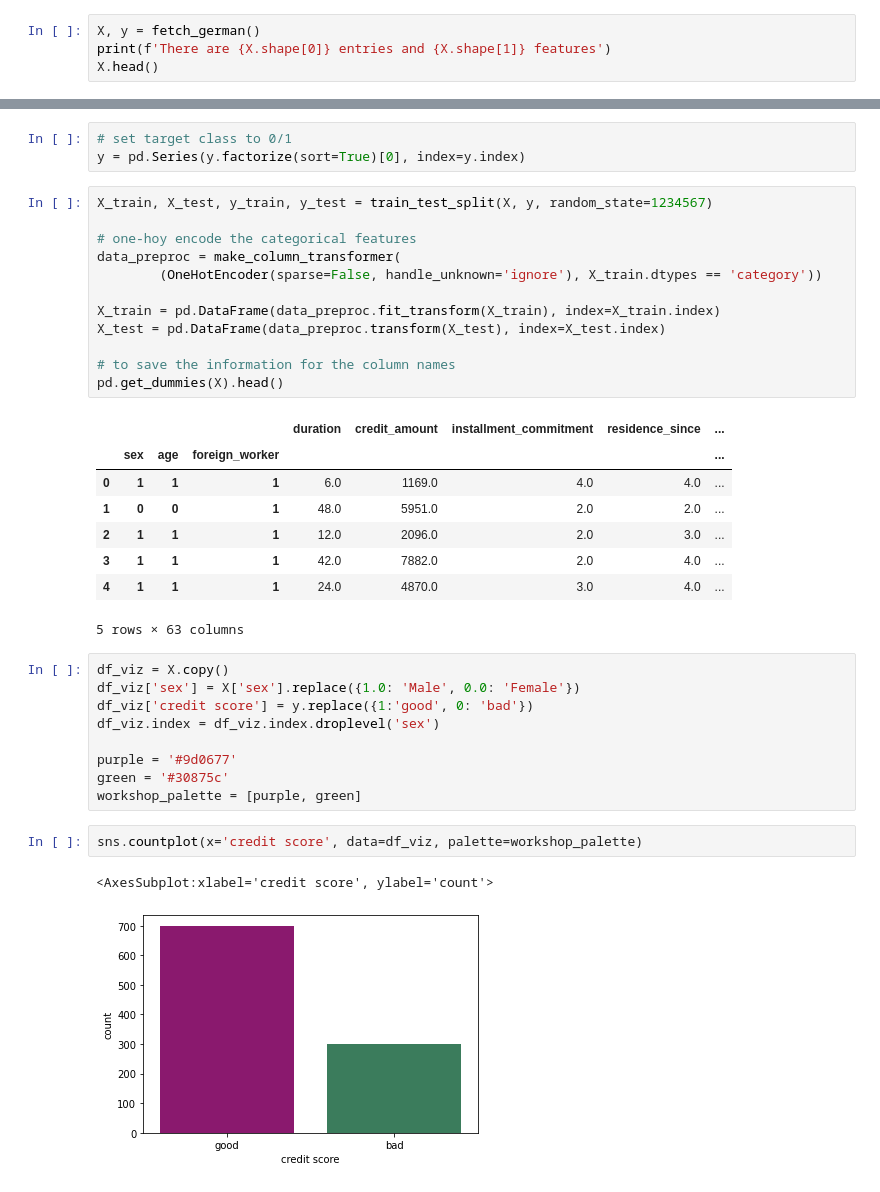
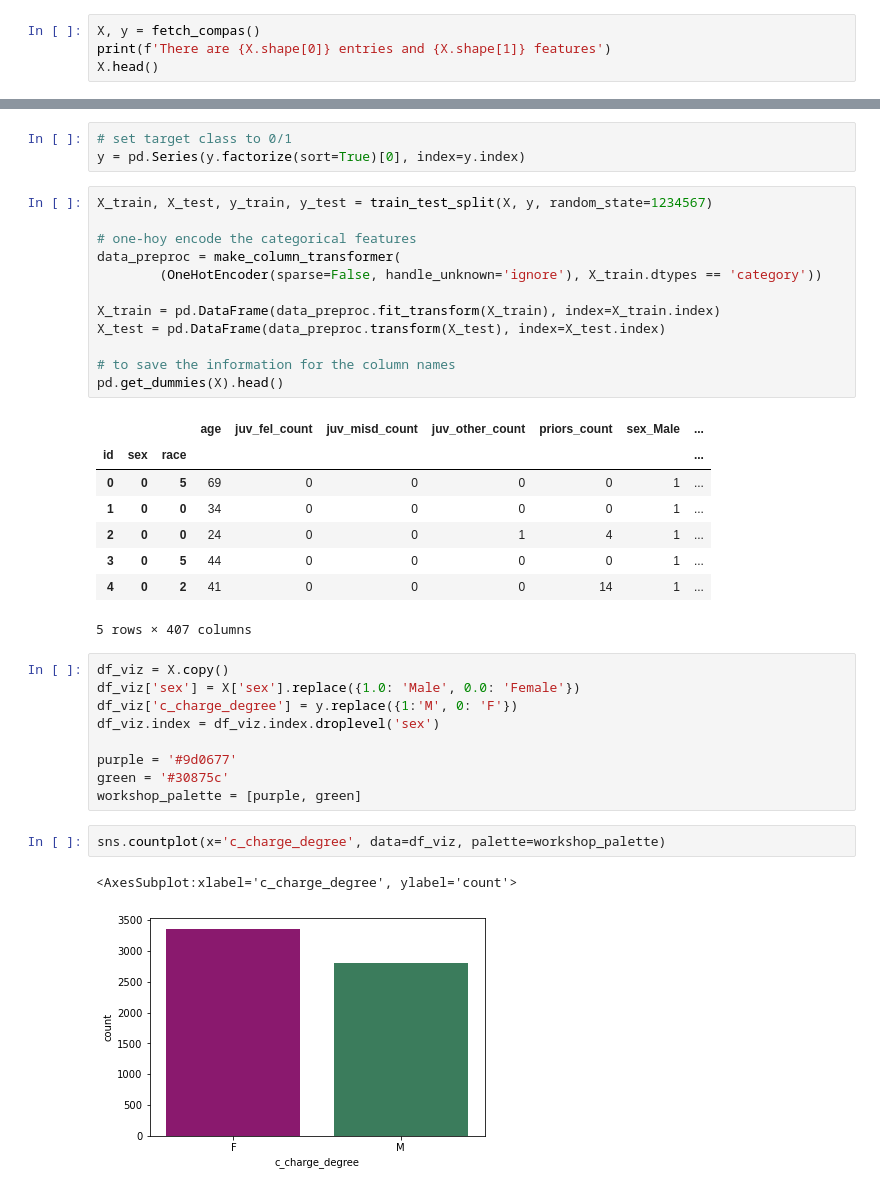
Before and after one commit to enesmith/womenatthetable, a Jupyter notebook: Kim_Sprint1.ipynb, the cells around one changed output, grey strips where cells are left out. Saved outputs shown, nothing was run; the diff lists cells and outputs as text.

```diff
--- a/Kim_Sprint1.ipynb
+++ b/Kim_Sprint1.ipynb
@@ -160,5 +164,5 @@ def plot_fair_metrics(fair_metrics_mitigated, model):
 # %%
-X, y = fetch_german()
+X, y = fetch_compas()
 print(f'There are {X.shape[0]} entries and {X.shape[1]} features')
 X.head()
 # %% [output]
@@ -190,25 +193,25 @@ X_test = pd.DataFrame(data_preproc.transform(X_test), index=X_test.index)
 # to save the information for the column names
 pd.get_dummies(X).head()
 # %% [output]
-|  |  |  |  | duration | credit_amount | installment_commitment | residence_since | ... |
-|  | sex | age | foreign_worker |  |  |  |  | ... |
-| 0 | 1 | 1 | 1 | 6.0 | 1169.0 | 4.0 | 4.0 | ... |
-| 1 | 0 | 0 | 1 | 48.0 | 5951.0 | 2.0 | 2.0 | ... |
-| 2 | 1 | 1 | 1 | 12.0 | 2096.0 | 2.0 | 3.0 | ... |
-| 3 | 1 | 1 | 1 | 42.0 | 7882.0 | 2.0 | 4.0 | ... |
-| 4 | 1 | 1 | 1 | 24.0 | 4870.0 | 3.0 | 4.0 | ... |
+|  |  |  | age | juv_fel_count | juv_misd_count | juv_other_count | priors_count | sex_Male | ... |
+| id | sex | race |  |  |  |  |  |  | ... |
+| 0 | 0 | 5 | 69 | 0 | 0 | 0 | 0 | 1 | ... |
+| 1 | 0 | 0 | 34 | 0 | 0 | 0 | 0 | 1 | ... |
+| 2 | 0 | 0 | 24 | 0 | 0 | 1 | 4 | 1 | ... |
+| 3 | 0 | 5 | 44 | 0 | 0 | 0 | 0 | 1 | ... |
+| 4 | 0 | 2 | 41 | 0 | 0 | 0 | 14 | 1 | ... |
-5 rows × 63 columns
+5 rows × 407 columns
 # %%
 df_viz = X.copy()
 df_viz['sex'] = X['sex'].replace({1.0: 'Male', 0.0: 'Female'})
-df_viz['credit score'] = y.replace({1:'good', 0: 'bad'})
+df_viz['c_charge_degree'] = y.replace({1:'M', 0: 'F'})
 df_viz.index = df_viz.index.droplevel('sex')
 
 purple = '#9d0677'
 green = '#30875c'
 workshop_palette = [purple, green]
 # %%
-sns.countplot(x='credit score', data=df_viz, palette=workshop_palette)
+sns.countplot(x='c_charge_degree', data=df_viz, palette=workshop_palette)
 # %% [output]
-<AxesSubplot:xlabel='credit score', ylabel='count'>
+<AxesSubplot:xlabel='c_charge_degree', ylabel='count'>
-[figure, old version]
+[figure, new version]
```
Also changed, not shown: parts of 25 cells of this notebook.
